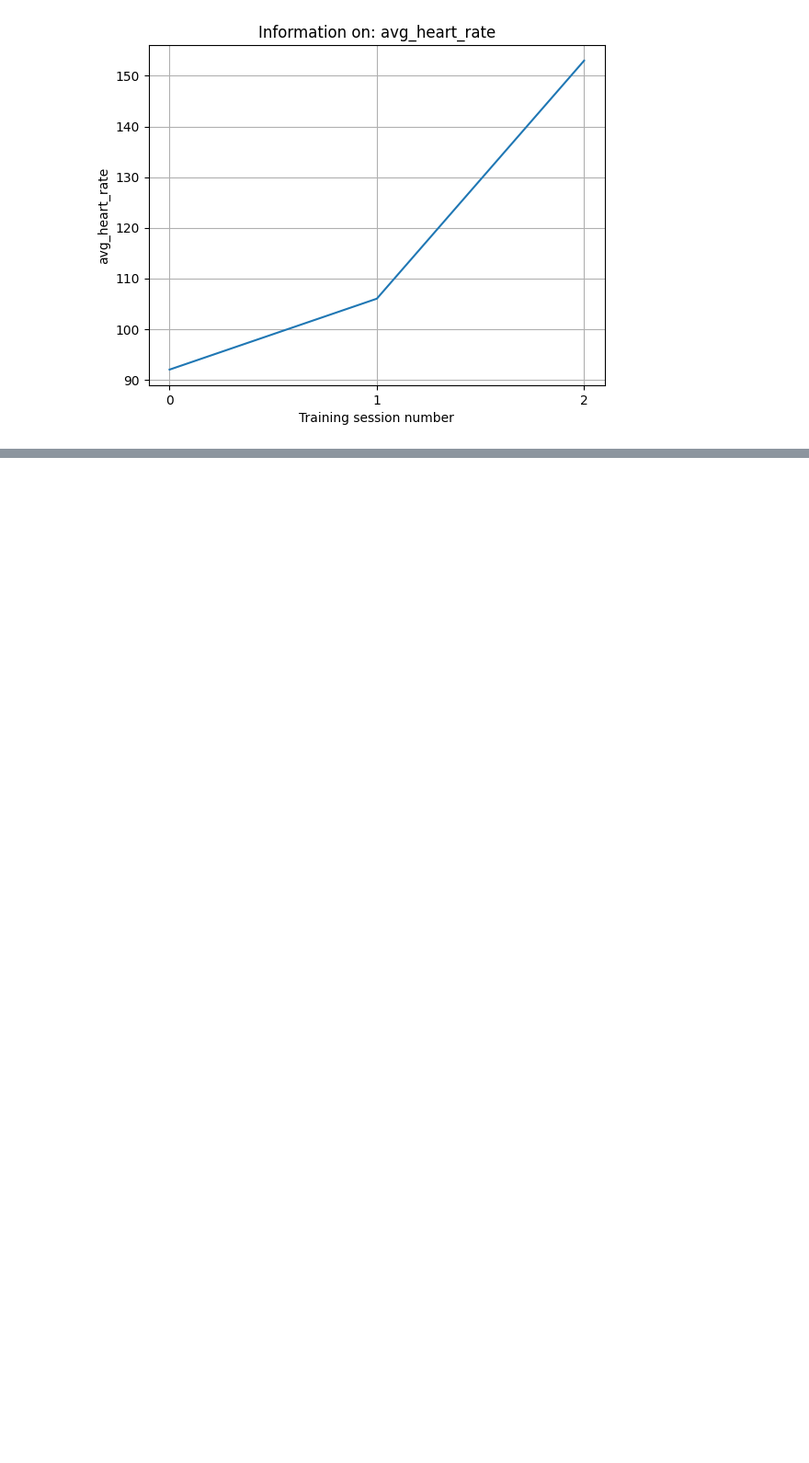
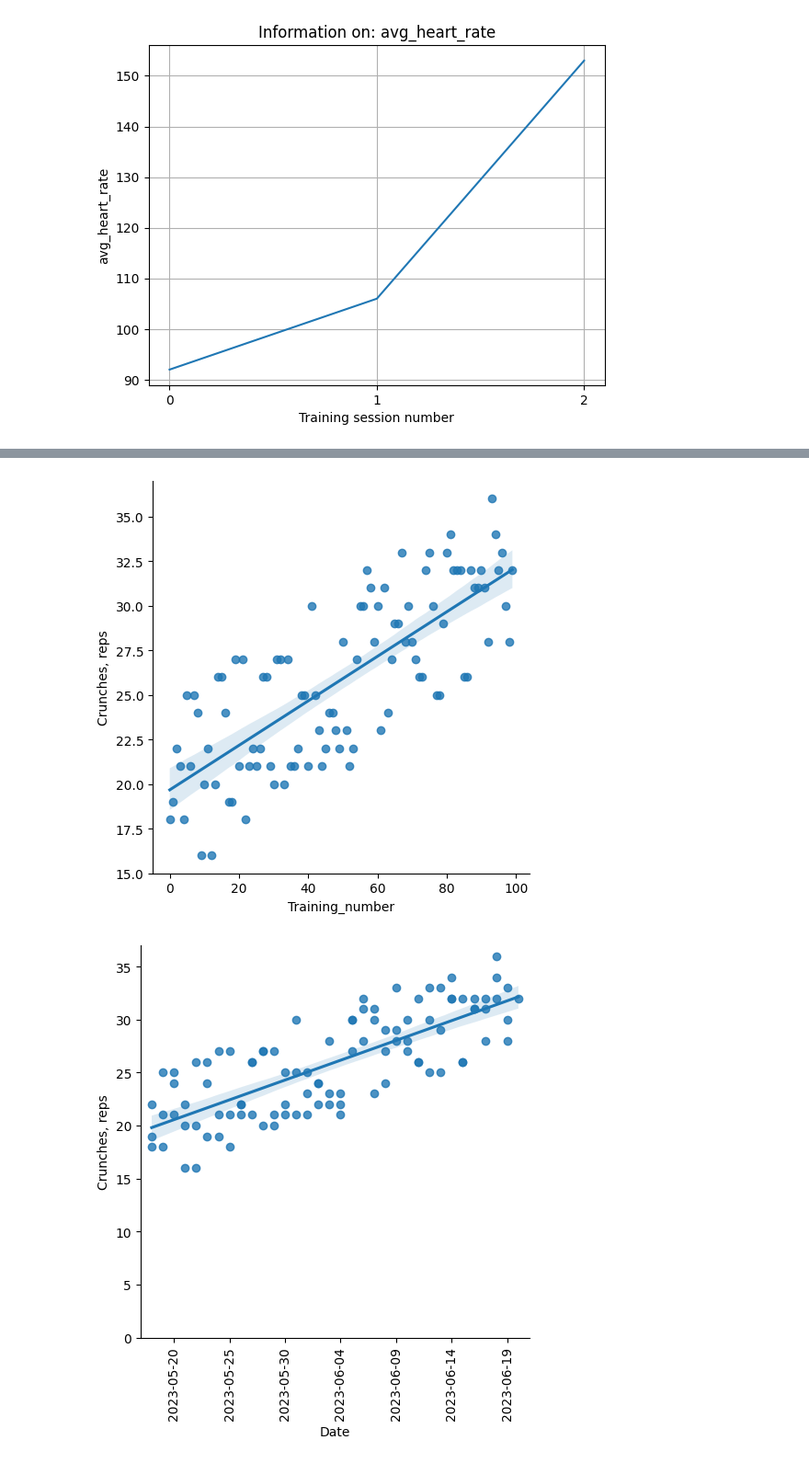
Before and after one commit to kobks/VKR, a Jupyter notebook: VKR_code.ipynb, the cells around one changed output, grey strips where cells are left out. Shown at 92% size. Drawn from its saved outputs; the diff is of its cells as text; code cells hidden in the pictures; blank space fills up the shorter version.

```diff
--- a/VKR_code.ipynb
+++ b/VKR_code.ipynb
@@ -1804,0 +2019,4 @@ show_graphs(get_history())
+# %%
+# Get the exercise from the program to examie
+test_ex = list(person.program["Abdominals"]["Title"])[0]
+test_ex
@@ -1804,0 +2025,4 @@ show_graphs(get_history())
+# %%
+
+add_training_results(person, "Lateral Band Walk", 10, 26, 42, 0, date=datetime.datetime(2023, 5, 19))
+person.history
@@ -1804,0 +2034,12 @@ show_graphs(get_history())
+# %%
+# filling history with dummy data
+for i in range(100):
+  a = round(random.uniform(7, 30), 0)
+  b = round(random.uniform(15, 25), 0)
+  add_training_results(person, test_ex,
+                       a + (i // 8),
+                       b + (i // 8),
+                       round(random.uniform(30, 45), 0),
+                       i,
+                       datetime.datetime(2023, 5, 18) + datetime.timedelta(days= (i // 3) )
+)
@@ -1804,0 +2064,9 @@ show_graphs(get_history())
+# %%
+
+
+
+plot_reps(person.history, test_ex)
+plot_weights(person.history, test_ex)
+# %% [output]
+[figure, added]
+[figure, added]
```
Also changed, not shown: parts of 76 cells of this notebook.
